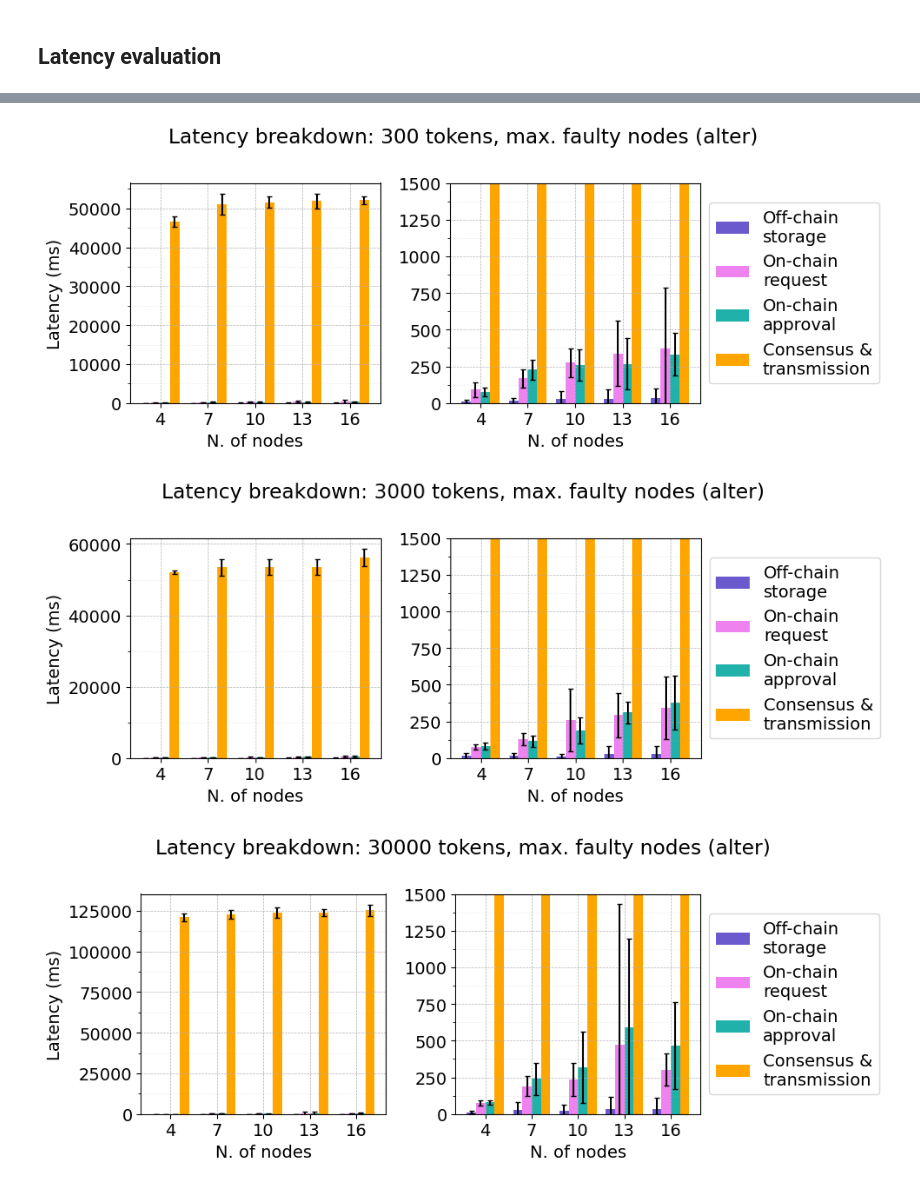
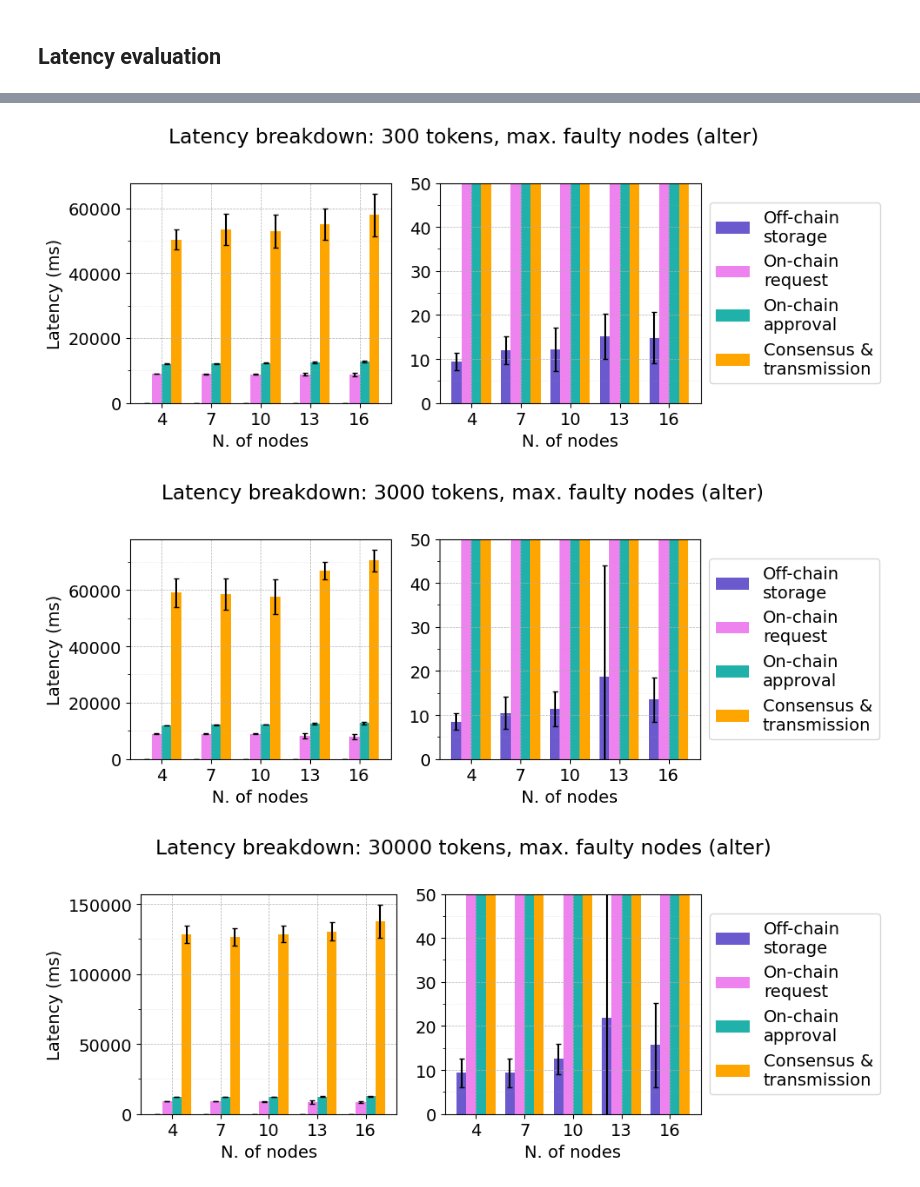
Before and after one commit to mloporchio/fairef, a Jupyter notebook: analysis.ipynb, the cells around one changed output, grey strips where cells are left out. Drawn from its saved outputs; the diff is of its cells as text; code cells hidden in the pictures.

Commit message:
Figures

```diff
--- a/analysis.ipynb
+++ b/analysis.ipynb
@@ -436,16 +417,16 @@ colors = ["slateblue", "violet", "lightseagreen", "orange"]
 sizes = [300, 3000, 30000]
 
 for s in sizes:
-    means_4 = df["4", "0", str(s)][columns].mean().to_list()
-    stds_4 = df["4", "0", str(s)][columns].std().to_list()
-    means_7 = df["7", "0", str(s)][columns].mean().to_list()
-    stds_7  = df["7", "0", str(s)][columns].std().to_list()
-    means_10 = df["10", "0", str(s)][columns].mean().to_list()
-    stds_10  = df["10", "0", str(s)][columns].std().to_list()
-    means_13 = df["13", "0", str(s)][columns].mean().to_list()
-    stds_13  = df["13", "0", str(s)][columns].std().to_list()
-    means_16 = df["16", "0", str(s)][columns].mean().to_list()
-    stds_16  = df["16", "0", str(s)][columns].std().to_list()
+    means_4 = df["4", "0", str(s)][columns][1:].mean().to_list()
+    stds_4 = df["4", "0", str(s)][columns][1:].std().to_list()
+    means_7 = df["7", "0", str(s)][columns][1:].mean().to_list()
+    stds_7  = df["7", "0", str(s)][columns][1:].std().to_list()
+    means_10 = df["10", "0", str(s)][columns][1:].mean().to_list()
+    stds_10  = df["10", "0", str(s)][columns][1:].std().to_list()
+    means_13 = df["13", "0", str(s)][columns][1:].mean().to_list()
+    stds_13  = df["13", "0", str(s)][columns][1:].std().to_list()
+    means_16 = df["16", "0", str(s)][columns][1:].mean().to_list()
+    stds_16  = df["16", "0", str(s)][columns][1:].std().to_list()
 
     group_x = np.arange(5)
     # Bar width and offsets (4 bars per group)
@@ -481,7 +462,7 @@ for s in sizes:
 
     ax2.set_xticks(group_x)
     ax2.set_xticklabels(['4', '7', '10', '13', '16'])
-    ax2.set_ylim(bottom=0, top=1500)
+    ax2.set_ylim(bottom=0, top=50)
     ax2.set_xlabel("N. of nodes")
     ax2.yaxis.set_minor_locator(matplotlib.ticker.AutoMinorLocator(2))
     ax2.grid(which='major', linestyle='--', linewidth=0.5)
@@ -502,16 +483,16 @@ colors = ["slateblue", "violet", "lightseagreen", "orange"]
 sizes = [300, 3000, 30000]
 
 for s in sizes:
-    means_4 = df["4", "1a", str(s)][columns].mean().to_list()
-    stds_4 = df["4", "1a", str(s)][columns].std().to_list()
-    means_7 = df["7", "2a", str(s)][columns].mean().to_list()
-    stds_7  = df["7", "2a", str(s)][columns].std().to_list()
-    means_10 = df["10", "3a", str(s)][columns].mean().to_list()
-    stds_10  = df["10", "3a", str(s)][columns].std().to_list()
-    means_13 = df["13", "4a", str(s)][columns].mean().to_list()
-    stds_13  = df["13", "4a", str(s)][columns].std().to_list()
-    means_16 = df["16", "5a", str(s)][columns].mean().to_list()
-    stds_16  = df["16", "5a", str(s)][columns].std().to_list()
+    means_4 = df["4", "1a", str(s)][columns][1:].mean().to_list()
+    stds_4 = df["4", "1a", str(s)][columns][1:].std().to_list()
+    means_7 = df["7", "2a", str(s)][columns][1:].mean().to_list()
+    stds_7  = df["7", "2a", str(s)][columns][1:].std().to_list()
+    means_10 = df["10", "3a", str(s)][columns][1:].mean().to_list()
+    stds_10  = df["10", "3a", str(s)][columns][1:].std().to_list()
+    means_13 = df["13", "4a", str(s)][columns][1:].mean().to_list()
+    stds_13  = df["13", "4a", str(s)][columns][1:].std().to_list()
+    means_16 = df["16", "5a", str(s)][columns][1:].mean().to_list()
+    stds_16  = df["16", "5a", str(s)][columns][1:].std().to_list()
 
     group_x = np.arange(5)
     # Bar width and offsets (4 bars per group)
@@ -529,37 +510,37 @@ for s in sizes:
                 capsize=2,
                 label=labels[i], color=colors[i])
     ax1.set_ylim(bottom=0)
     ax1.set_xticks(group_x)
     ax1.set_xticklabels(['4', '7', '10', '13', '16'])
     ax1.set_xlabel("N. of nodes")
     ax1.set_ylabel("Latency (ms)")
     ax1.yaxis.set_minor_locator(matplotlib.ticker.AutoMinorLocator(2))
     ax1.grid(which='major', linestyle='--', linewidth=0.5)
     ax1.grid(which='minor', linestyle='--', linewidth=0.5, alpha=0.2)
     # Zoomed-in version
     for i in range(4):
         ax2.bar(group_x + offsets[i],
                 [means_4[i], means_7[i], means_10[i], means_13[i], means_16[i]],
                 width,
                 yerr=[stds_4[i], stds_7[i], stds_10[i], stds_13[i], stds_16[i]],
                 capsize=2,
                 label=labels[i], color=colors[i])
 
     ax2.set_xticks(group_x)
     ax2.set_xticklabels(['4', '7', '10', '13', '16'])
-    ax2.set_ylim(bottom=0, top=1500)
+    ax2.set_ylim(bottom=0, top=50)
     ax2.set_xlabel("N. of nodes")
     ax2.yaxis.set_minor_locator(matplotlib.ticker.AutoMinorLocator(2))
     ax2.grid(which='major', linestyle='--', linewidth=0.5)
     ax2.grid(which='minor', linestyle='--', linewidth=0.5, alpha=0.2)
     ax2.legend(loc='center left', bbox_to_anchor=(1.0, 0.5))
     plt.savefig(f"figures/latency-breakdown-fa-{s}.pdf", format='pdf', bbox_inches='tight')
     plt.tight_layout()
     plt.show()
 # %% [output]
-[figure, old version]
+[figure, new version]
-[figure, old version]
+[figure, new version]
-[figure, old version]
+[figure, new version]
 # %%
 # Phases
 columns = ["OffChain_Storage(ms)", "OnChain_RequestTx(ms)", "OnChain_ApprovalTx(ms)", "OCR_Consensus_And_FulfillmentTx(ms)"]
```
Also changed, not shown: parts of 5 cells of this notebook, 12 other files.
